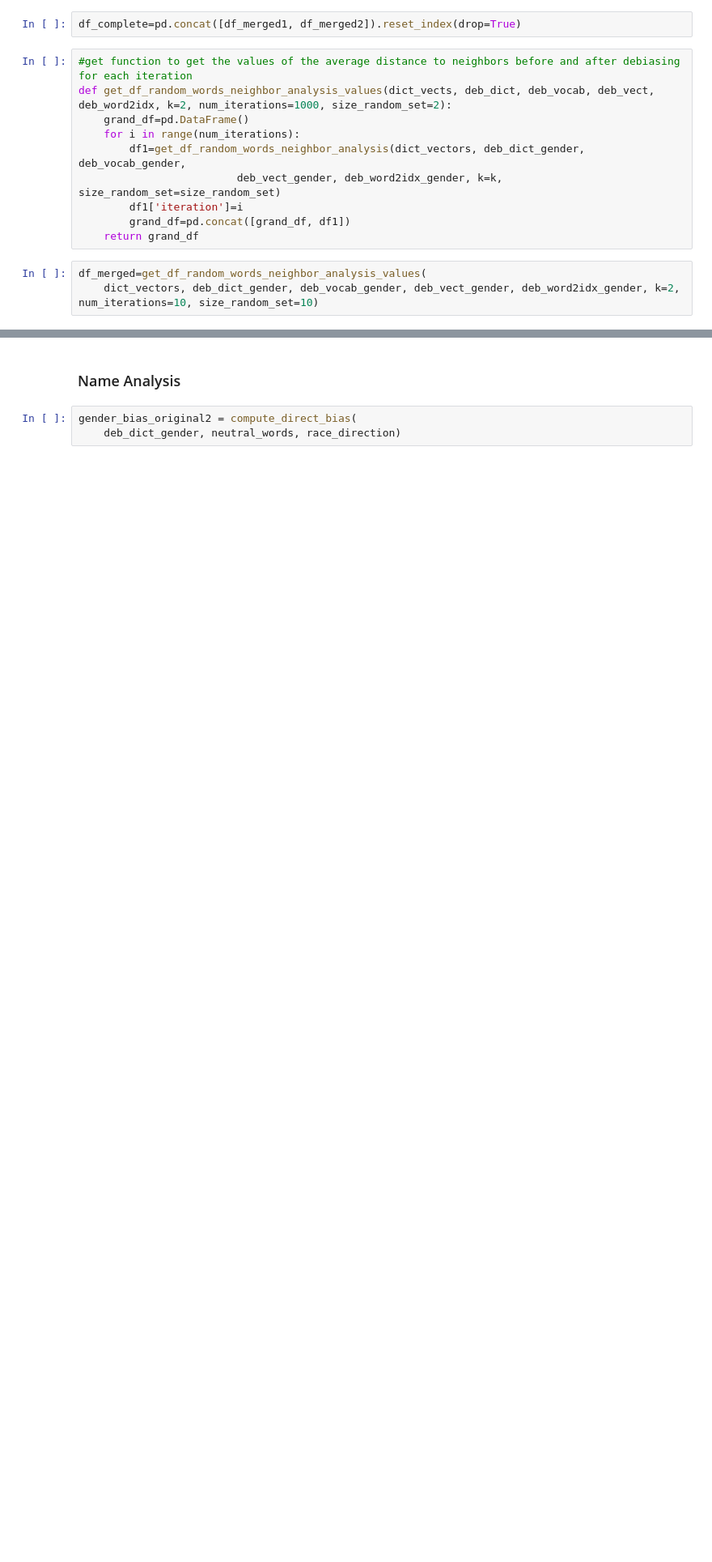
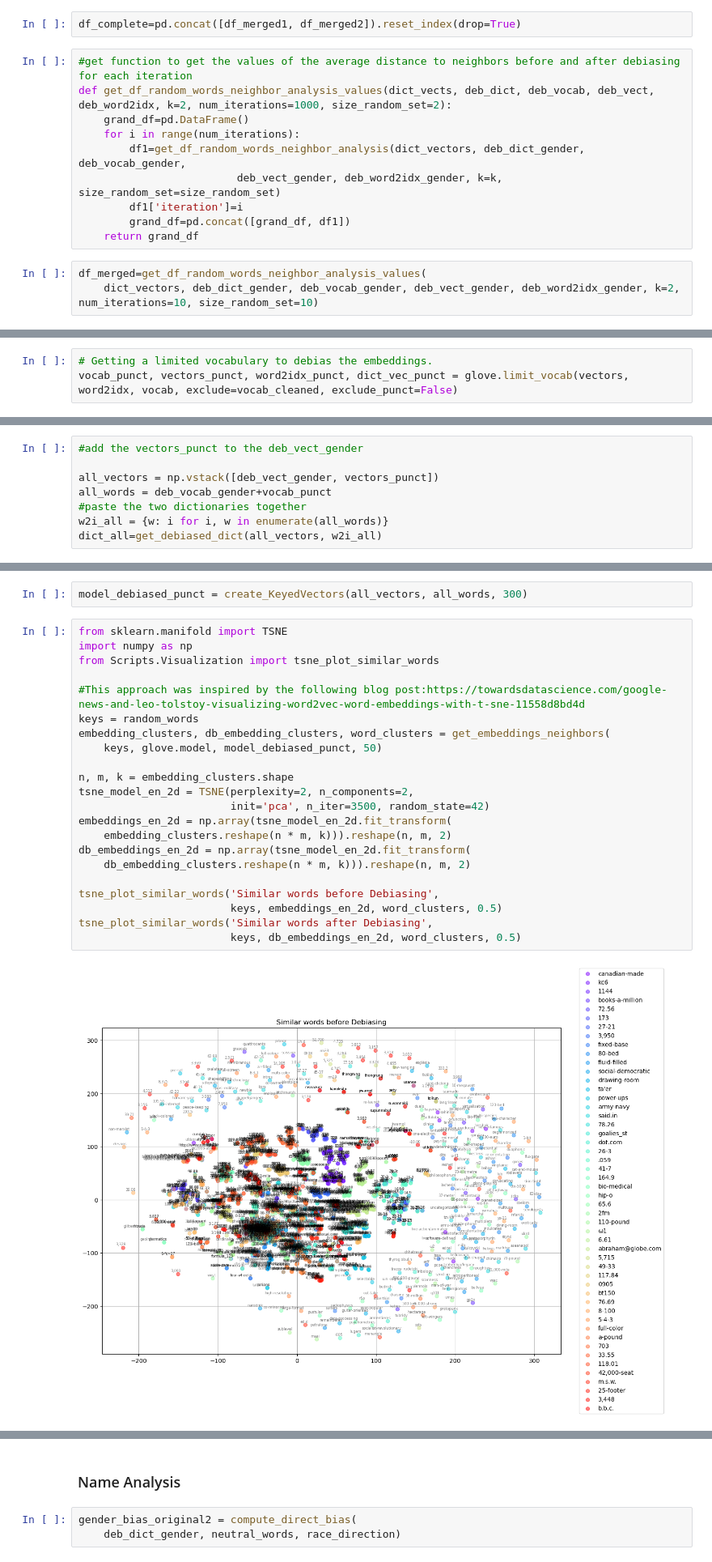
Before and after one commit to aduarte56/MT_DebiasingAlgorithms, a Jupyter notebook: RunningNotebook_TheVectorSpace.ipynb, the cells around one changed output, grey strips where cells are left out. Shown at 81% size. Cells and saved outputs as stored; diff of their text form; blank space fills up the shorter version.

Commit message:
Punctuation Clusters

```diff
--- a/RunningNotebook_TheVectorSpace.ipynb
+++ b/RunningNotebook_TheVectorSpace.ipynb
@@ -471,0 +522,3 @@ df_merged=get_df_random_words_neighbor_analysis_values(
+# %%
+# Getting a limited vocabulary to debias the embeddings.
+vocab_punct, vectors_punct, word2idx_punct, dict_vec_punct = glove.limit_vocab(vectors, word2idx, vocab, exclude=vocab_cleaned, exclude_punct=False)
@@ -471,0 +547,8 @@ df_merged=get_df_random_words_neighbor_analysis_values(
+# %%
+#add the vectors_punct to the deb_vect_gender
+
+all_vectors = np.vstack([deb_vect_gender, vectors_punct])
+all_words = deb_vocab_gender+vocab_punct
+#paste the two dictionaries together
+w2i_all = {w: i for i, w in enumerate(all_words)}
+dict_all=get_debiased_dict(all_vectors, w2i_all)
@@ -471,0 +632,26 @@ df_merged=get_df_random_words_neighbor_analysis_values(
+# %%
+model_debiased_punct = create_KeyedVectors(all_vectors, all_words, 300)
+# %%
+from sklearn.manifold import TSNE
+import numpy as np
+from Scripts.Visualization import tsne_plot_similar_words
+
+#This approach was inspired by the following blog post:https://towardsdatascience.com/google-news-and-leo-tolstoy-visualizing-word2vec-word-embeddings-with-t-sne-11558d8bd4d
+keys = random_words
+embedding_clusters, db_embedding_clusters, word_clusters = get_embeddings_neighbors(
+    keys, glove.model, model_debiased_punct, 50)
+
+n, m, k = embedding_clusters.shape
+tsne_model_en_2d = TSNE(perplexity=2, n_components=2,
+                        init='pca', n_iter=3500, random_state=42)
+embeddings_en_2d = np.array(tsne_model_en_2d.fit_transform(
+    embedding_clusters.reshape(n * m, k))).reshape(n, m, 2)
+db_embeddings_en_2d = np.array(tsne_model_en_2d.fit_transform(
+    db_embedding_clusters.reshape(n * m, k))).reshape(n, m, 2)
+
+tsne_plot_similar_words('Similar words before Debiasing',
+                        keys, embeddings_en_2d, word_clusters, 0.5)
+tsne_plot_similar_words('Similar words after Debiasing',
+                        keys, db_embeddings_en_2d, word_clusters, 0.5)
+# %% [output]
+[figure, added]
```
Also changed, not shown: parts of 16 cells of this notebook, 1 other file.
